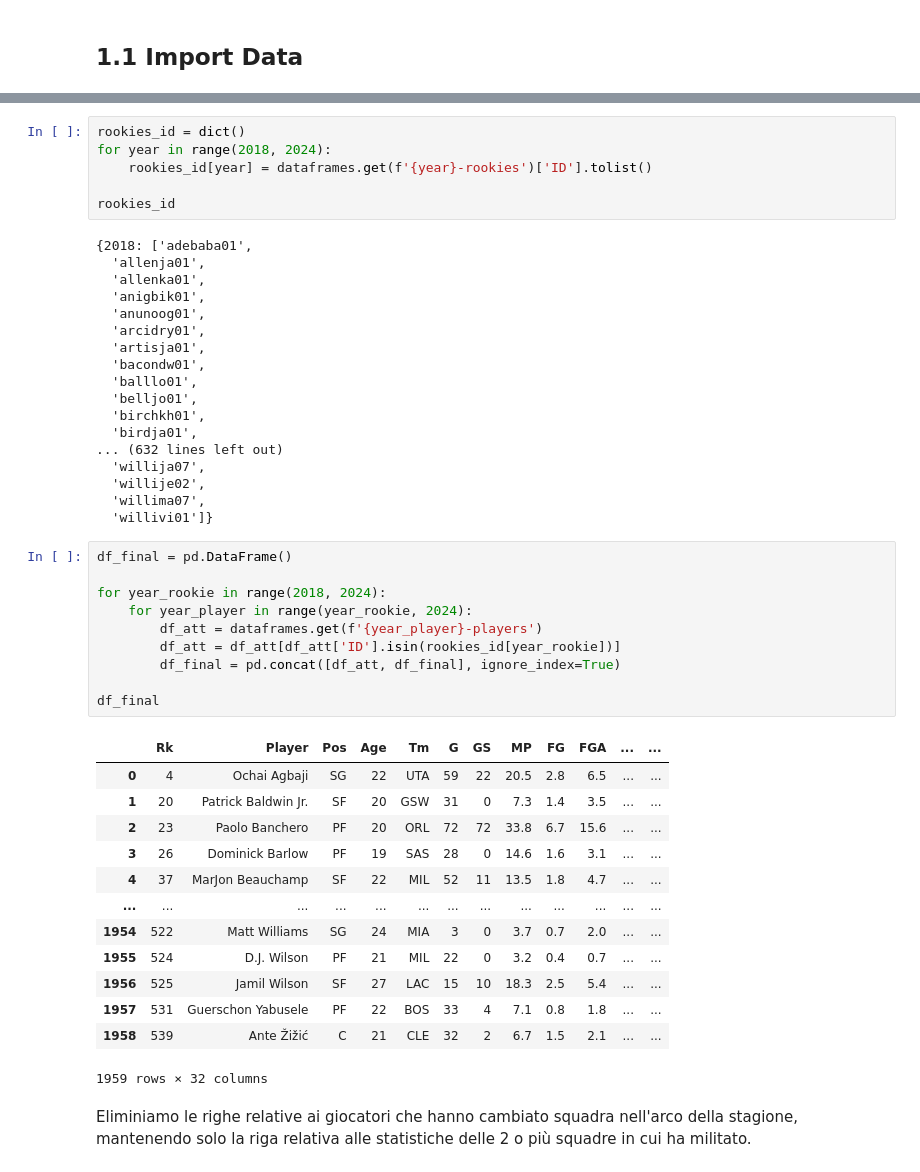
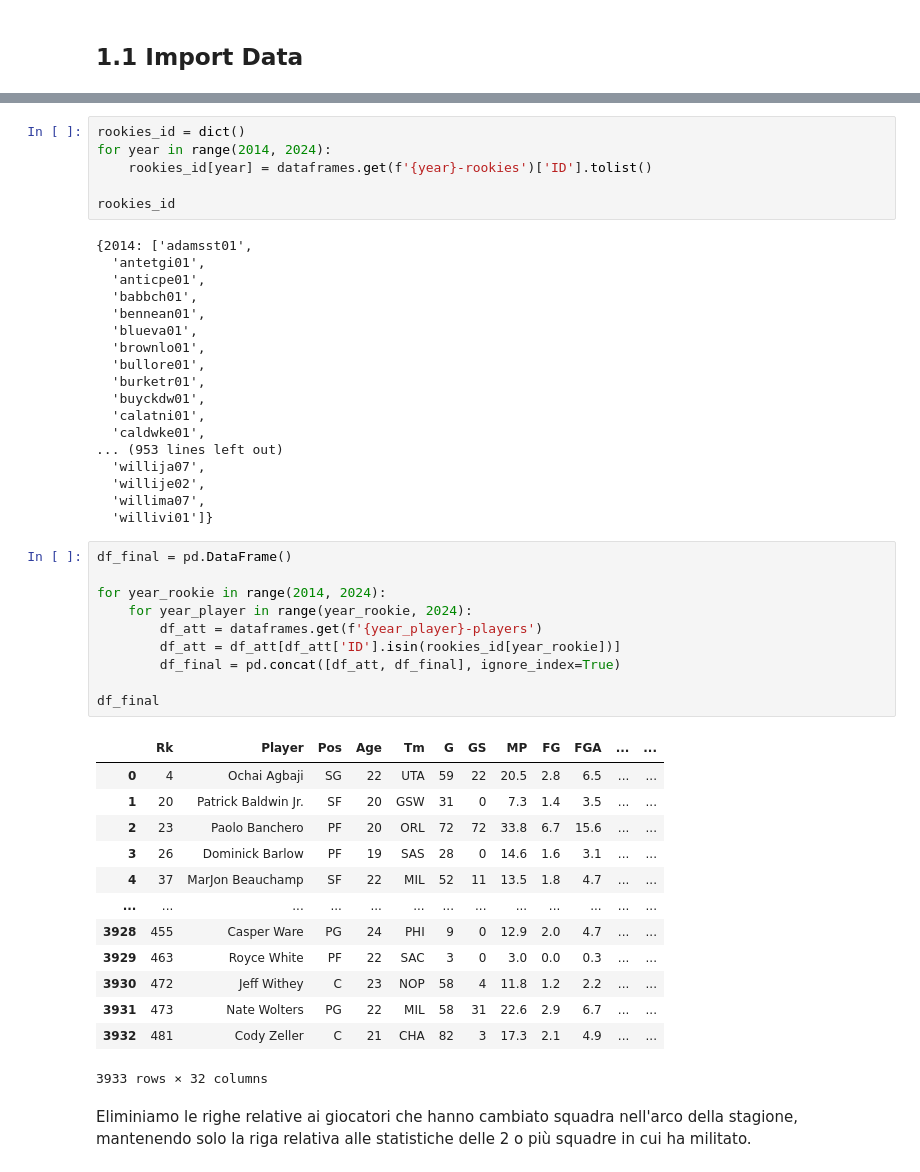
Before and after one commit to ywateba/fds_2023_project, a Jupyter notebook: fds_project.ipynb, the cells around one changed output, grey strips where cells are left out. Cells and saved outputs as stored; diff of their text form.

```diff
--- a/fds_project.ipynb
+++ b/fds_project.ipynb
@@ -55,23 +55,23 @@ dataframes['2018-rookies']
 # %%
 rookies_id = dict()
-for year in range(2018, 2024):
+for year in range(2014, 2024):
     rookies_id[year] = dataframes.get(f'{year}-rookies')['ID'].tolist()
 
 rookies_id
 # %% [output]
-{2018: ['adebaba01',
-  'allenja01',
-  'allenka01',
-  'anigbik01',
-  'anunoog01',
-  'arcidry01',
-  'artisja01',
-  'bacondw01',
-  'balllo01',
-  'belljo01',
-  'birchkh01',
-  'birdja01',
-... (632 lines left out)
+{2014: ['adamsst01',
+  'antetgi01',
+  'anticpe01',
+  'babbch01',
+  'bennean01',
+  'blueva01',
+  'brownlo01',
+  'bullore01',
+  'burketr01',
+  'buyckdw01',
+  'calatni01',
+  'caldwke01',
+... (953 lines left out)
   'willija07',
   'willije02',
   'willima07',
@@ -79,27 +79,27 @@ rookies_id
 # %%
 df_final = pd.DataFrame()
 
-for year_rookie in range(2018, 2024):
+for year_rookie in range(2014, 2024):
     for year_player in range(year_rookie, 2024):
         df_att = dataframes.get(f'{year_player}-players')
         df_att = df_att[df_att['ID'].isin(rookies_id[year_rookie])]
         df_final = pd.concat([df_att, df_final], ignore_index=True)
 
 df_final
 # %% [output]
 |  | Rk | Player | Pos | Age | Tm | G | GS | MP | FG | FGA | ... | ... |
 | 0 | 4 | Ochai Agbaji | SG | 22 | UTA | 59 | 22 | 20.5 | 2.8 | 6.5 | ... | ... |
 | 1 | 20 | Patrick Baldwin Jr. | SF | 20 | GSW | 31 | 0 | 7.3 | 1.4 | 3.5 | ... | ... |
 | 2 | 23 | Paolo Banchero | PF | 20 | ORL | 72 | 72 | 33.8 | 6.7 | 15.6 | ... | ... |
 | 3 | 26 | Dominick Barlow | PF | 19 | SAS | 28 | 0 | 14.6 | 1.6 | 3.1 | ... | ... |
 | 4 | 37 | MarJon Beauchamp | SF | 22 | MIL | 52 | 11 | 13.5 | 1.8 | 4.7 | ... | ... |
 | ... | ... | ... | ... | ... | ... | ... | ... | ... | ... | ... | ... | ... |
-| 1954 | 522 | Matt Williams | SG | 24 | MIA | 3 | 0 | 3.7 | 0.7 | 2.0 | ... | ... |
-| 1955 | 524 | D.J. Wilson | PF | 21 | MIL | 22 | 0 | 3.2 | 0.4 | 0.7 | ... | ... |
-| 1956 | 525 | Jamil Wilson | SF | 27 | LAC | 15 | 10 | 18.3 | 2.5 | 5.4 | ... | ... |
-| 1957 | 531 | Guerschon Yabusele | PF | 22 | BOS | 33 | 4 | 7.1 | 0.8 | 1.8 | ... | ... |
-| 1958 | 539 | Ante Žižić | C | 21 | CLE | 32 | 2 | 6.7 | 1.5 | 2.1 | ... | ... |
+| 3928 | 455 | Casper Ware | PG | 24 | PHI | 9 | 0 | 12.9 | 2.0 | 4.7 | ... | ... |
+| 3929 | 463 | Royce White | PF | 22 | SAC | 3 | 0 | 3.0 | 0.0 | 0.3 | ... | ... |
+| 3930 | 472 | Jeff Withey | C | 23 | NOP | 58 | 4 | 11.8 | 1.2 | 2.2 | ... | ... |
+| 3931 | 473 | Nate Wolters | PG | 22 | MIL | 58 | 31 | 22.6 | 2.9 | 6.7 | ... | ... |
+| 3932 | 481 | Cody Zeller | C | 21 | CHA | 82 | 3 | 17.3 | 2.1 | 4.9 | ... | ... |
-1959 rows × 32 columns
+3933 rows × 32 columns
 # %% [markdown]
 Eliminiamo le righe relative ai giocatori che hanno cambiato squadra nell'arco della stagione, mantenendo solo la riga relativa alle statistiche delle 2 o più squadre in cui ha militato.
 # %%
```
Also changed, not shown: parts of 17 cells of this notebook.
